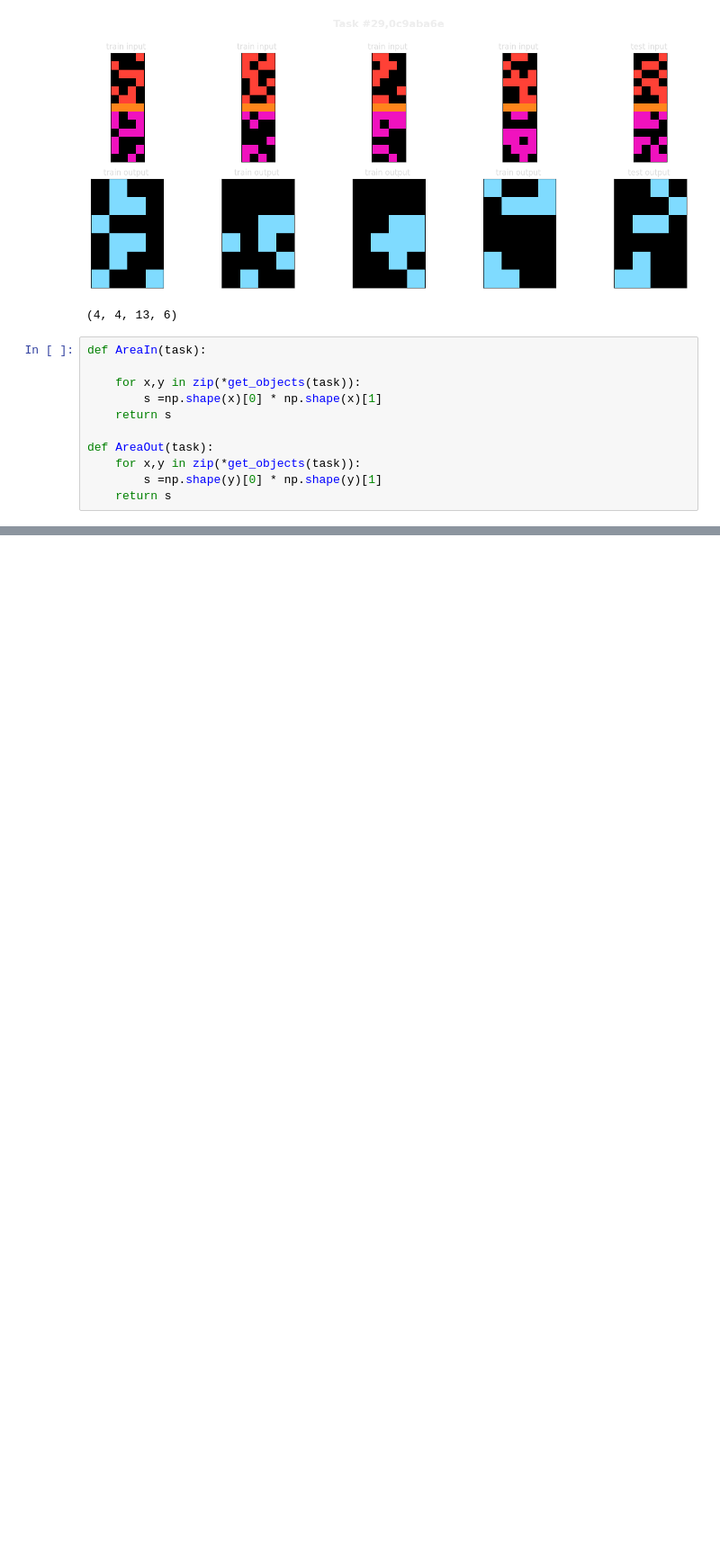
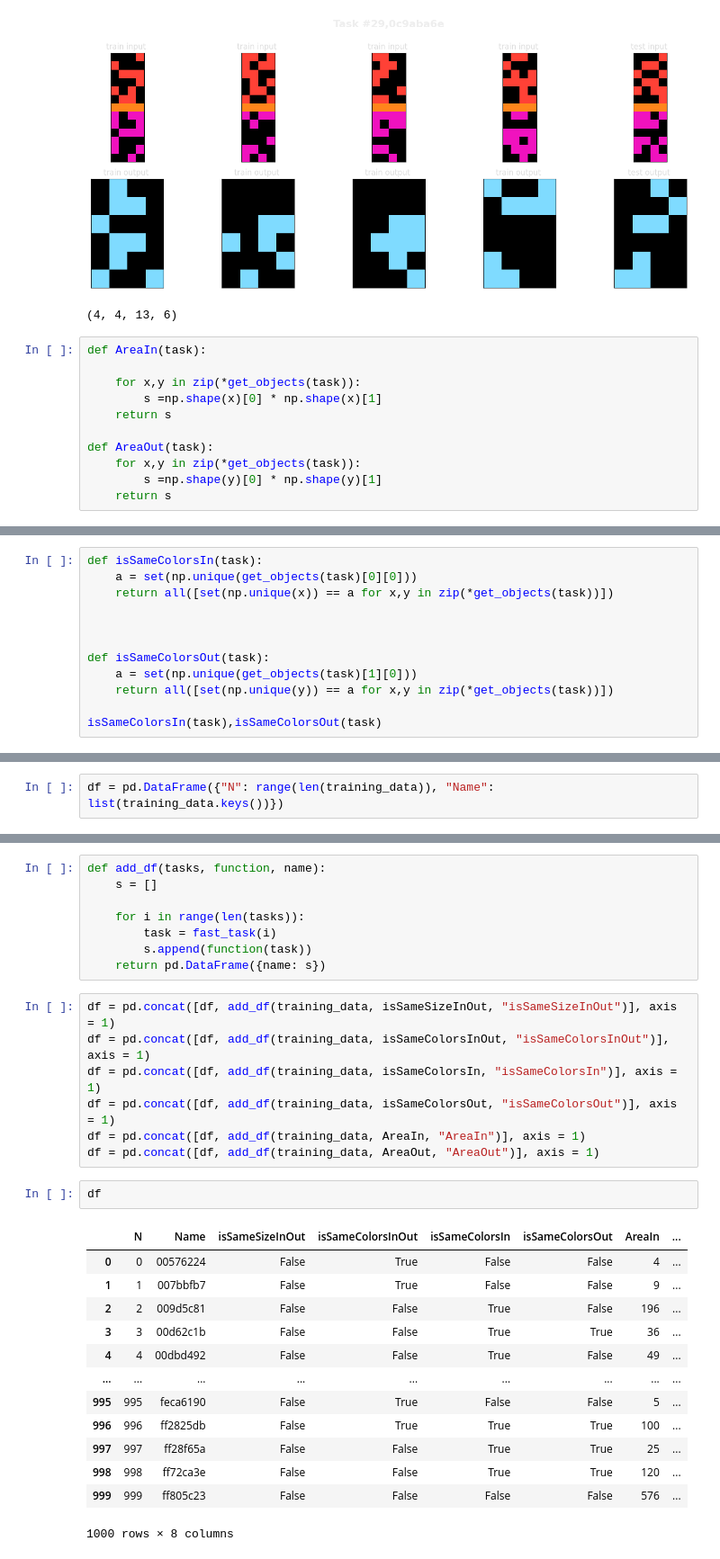
Before and after one commit to ZeroDTE/Arc_Prize, a Jupyter notebook: taks_visual.ipynb, the cells around one changed output, grey strips where cells are left out. Shown at 90% size. Saved outputs shown, nothing was run; the diff lists cells and outputs as text; blank space fills up the shorter version.

```diff
--- a/taks_visual.ipynb
+++ b/taks_visual.ipynb
@@ -358,0 +390,12 @@ is
+# %%
+def isSameColorsIn(task):
+    a = set(np.unique(get_objects(task)[0][0]))
+    return all([set(np.unique(x)) == a for x,y in zip(*get_objects(task))])
+
+
+
+def isSameColorsOut(task):
+    a = set(np.unique(get_objects(task)[1][0]))
+    return all([set(np.unique(y)) == a for x,y in zip(*get_objects(task))])
+
+isSameColorsIn(task),isSameColorsOut(task)
@@ -358,0 +406,2 @@ is
+# %%
+df = pd.DataFrame({"N": range(len(training_data)), "Name": list(training_data.keys())})
@@ -358,0 +424,31 @@ is
+# %%
+def add_df(tasks, function, name):
+    s = []
+
+    for i in range(len(tasks)):
+        task = fast_task(i)
+        s.append(function(task))
+    return pd.DataFrame({name: s})
+# %%
+df = pd.concat([df, add_df(training_data, isSameSizeInOut, "isSameSizeInOut")], axis = 1)
+df = pd.concat([df, add_df(training_data, isSameColorsInOut, "isSameColorsInOut")], axis = 1)
+df = pd.concat([df, add_df(training_data, isSameColorsIn, "isSameColorsIn")], axis = 1)
+df = pd.concat([df, add_df(training_data, isSameColorsOut, "isSameColorsOut")], axis = 1)
+df = pd.concat([df, add_df(training_data, AreaIn, "AreaIn")], axis = 1)
+df = pd.concat([df, add_df(training_data, AreaOut, "AreaOut")], axis = 1)
+# %%
+df
+# %% [output]
+|  | N | Name | isSameSizeInOut | isSameColorsInOut | isSameColorsIn | isSameColorsOut | AreaIn | ... |
+| 0 | 0 | 00576224 | False | True | False | False | 4 | ... |
+| 1 | 1 | 007bbfb7 | False | True | False | False | 9 | ... |
+| 2 | 2 | 009d5c81 | False | False | True | False | 196 | ... |
+| 3 | 3 | 00d62c1b | False | False | True | True | 36 | ... |
+| 4 | 4 | 00dbd492 | False | False | True | False | 49 | ... |
+| ... | ... | ... | ... | ... | ... | ... | ... | ... |
+| 995 | 995 | feca6190 | False | True | False | False | 5 | ... |
+| 996 | 996 | ff2825db | False | True | True | True | 100 | ... |
+| 997 | 997 | ff28f65a | False | False | True | True | 25 | ... |
+| 998 | 998 | ff72ca3e | False | False | True | True | 120 | ... |
+| 999 | 999 | ff805c23 | False | False | False | False | 576 | ... |
+1000 rows × 8 columns
```
Also changed, not shown: parts of 11 cells of this notebook.
